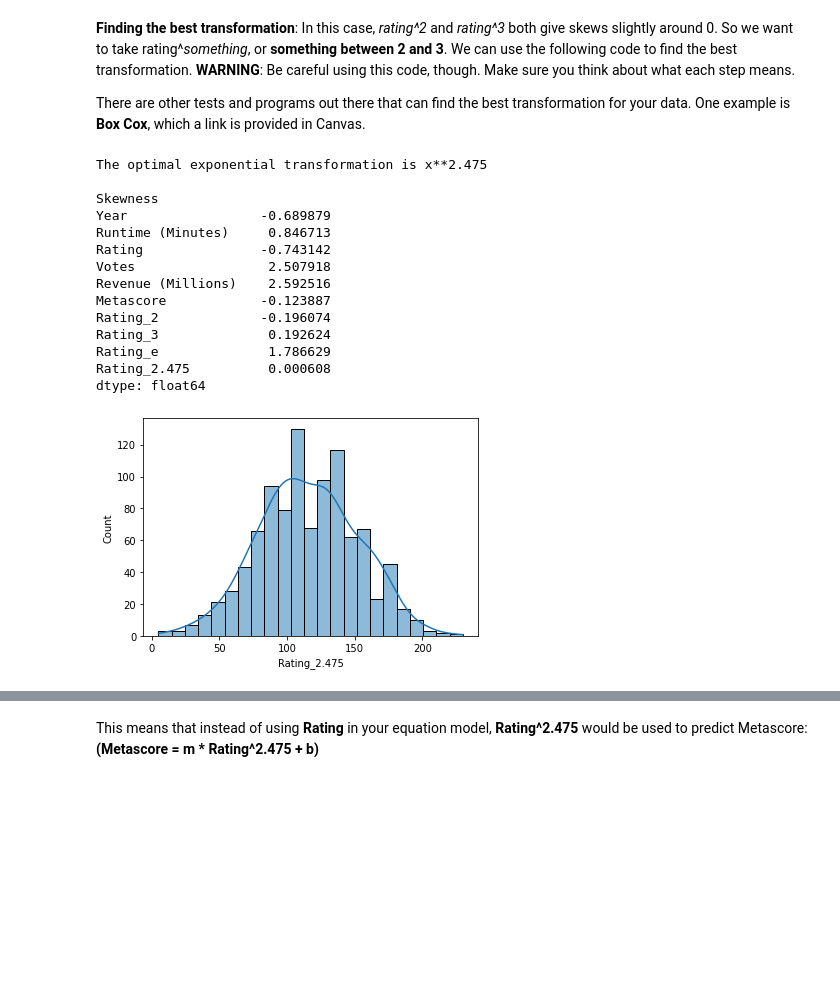
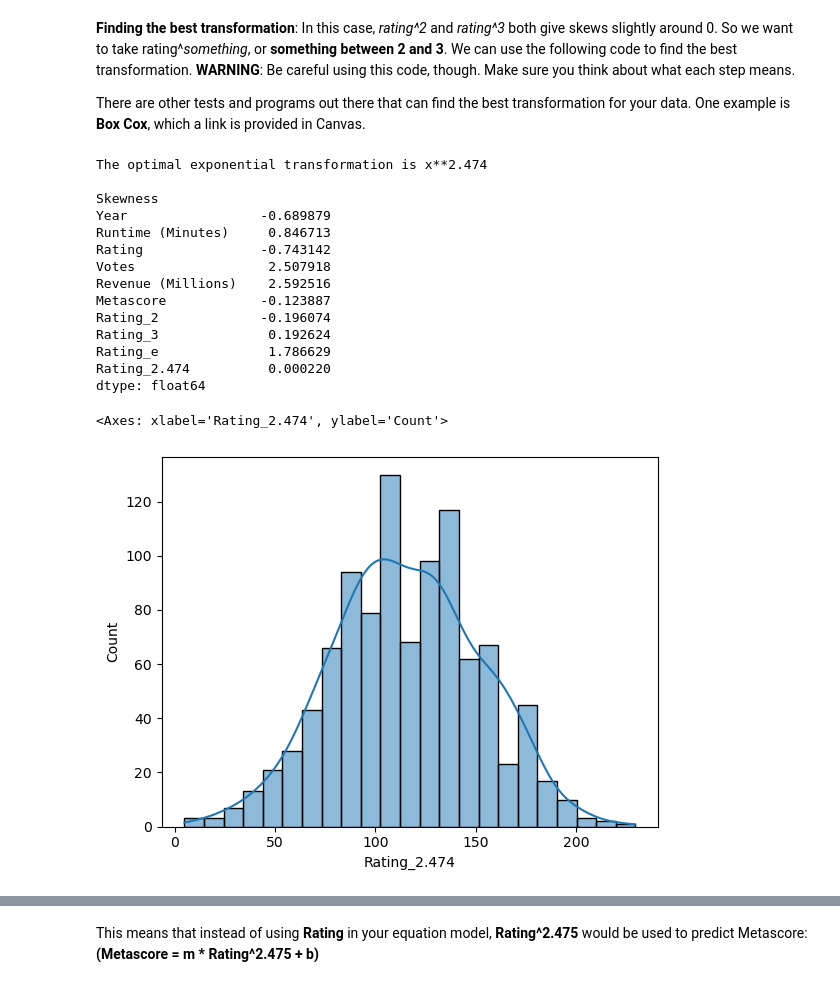
Before and after one commit to DanLightner/BUSA321, a Jupyter notebook: BUSA321/Chapter 3 - Skewness and Transforming Data.ipynb, the cells around one changed output, grey strips where cells are left out. Saved outputs shown, nothing was run; the diff lists cells and outputs as text; code cells hidden in the pictures; blank space fills up the shorter version.

```diff
--- a/BUSA321/Chapter 3 - Skewness and Transforming Data.ipynb
+++ b/BUSA321/Chapter 3 - Skewness and Transforming Data.ipynb
@@ -211,34 +233,40 @@ dtype: float64
 
 There are other tests and programs out there that can find the best transformation for your data. One example is **Box Cox**, which a link is provided in Canvas.
 # %%
-# i will represent the transformation exponent; begin with
-# 2 since the squared version was still below zero
+# Start with the transformation exponent
 i = 2
 
 # Make a copy of df['Rating'] to repeatedly transform until we find the best version
-tuned_list = df['Rating']
+tuned_list = df['Rating'].copy()
 
-while tuned_list.skew() < 0: # The first time this line is evaluated, tuned_list.skew() = df['Rating].skew()
-  tuned_list = df['Rating']**i
-  i+=.001
+# Continue transforming while the skewness of the list is negative
+while tuned_list.skew() < 0:
+    i += 0.001  # Increment the exponent
+    tuned_list = df['Rating'] ** i  # Apply the transformation
 
-print(f'The optimal exponential transformation is x**{round(i, 3)} \n')
-df['Rating_' + str(round(i, 4))] = df['Rating']**i  # Create a new feature named with the transformation
-print(f'Skewness \n{df.skew()} \n') # Print the skewness of all features
-sns.histplot(df['Rating_' + str(round(i, 4))], kde=True); # Plot the new transformation
+# Print the optimal exponent and add the transformed feature to the DataFrame
+print(f"The optimal exponential transformation is x**{round(i, 3)} \n")
+df[f'Rating_{round(i, 4)}'] = df['Rating'] ** i
+
+# Print skewness of all features in the DataFrame
+print(f"Skewness \n{df.skew()} \n")
+
+# Plot the distribution of the new transformed feature
+sns.histplot(df[f'Rating_{round(i, 4)}'], kde=True)
 # %% [output]
-The optimal exponential transformation is x**2.475
+The optimal exponential transformation is x**2.474
 
 Skewness
 Year                 -0.689879
 Runtime (Minutes)     0.846713
 Rating               -0.743142
 Votes                 2.507918
 Revenue (Millions)    2.592516
 Metascore            -0.123887
 Rating_2             -0.196074
 Rating_3              0.192624
 Rating_e              1.786629
-Rating_2.475          0.000608
+Rating_2.474          0.000220
 dtype: float64
+<Axes: xlabel='Rating_2.474', ylabel='Count'>
-[figure, old version]
+[figure, new version]
```
Also changed, not shown: parts of 9 cells of this notebook.
